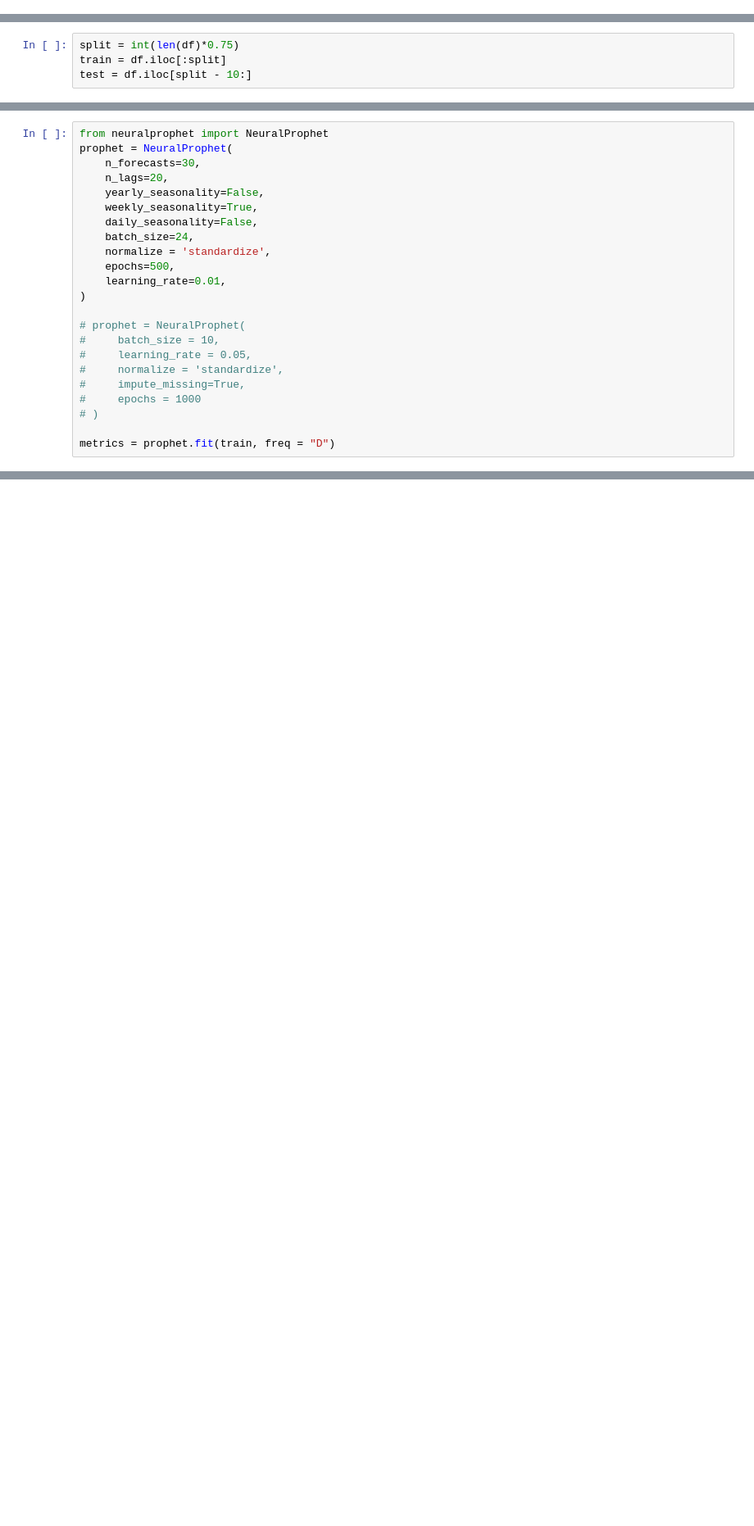
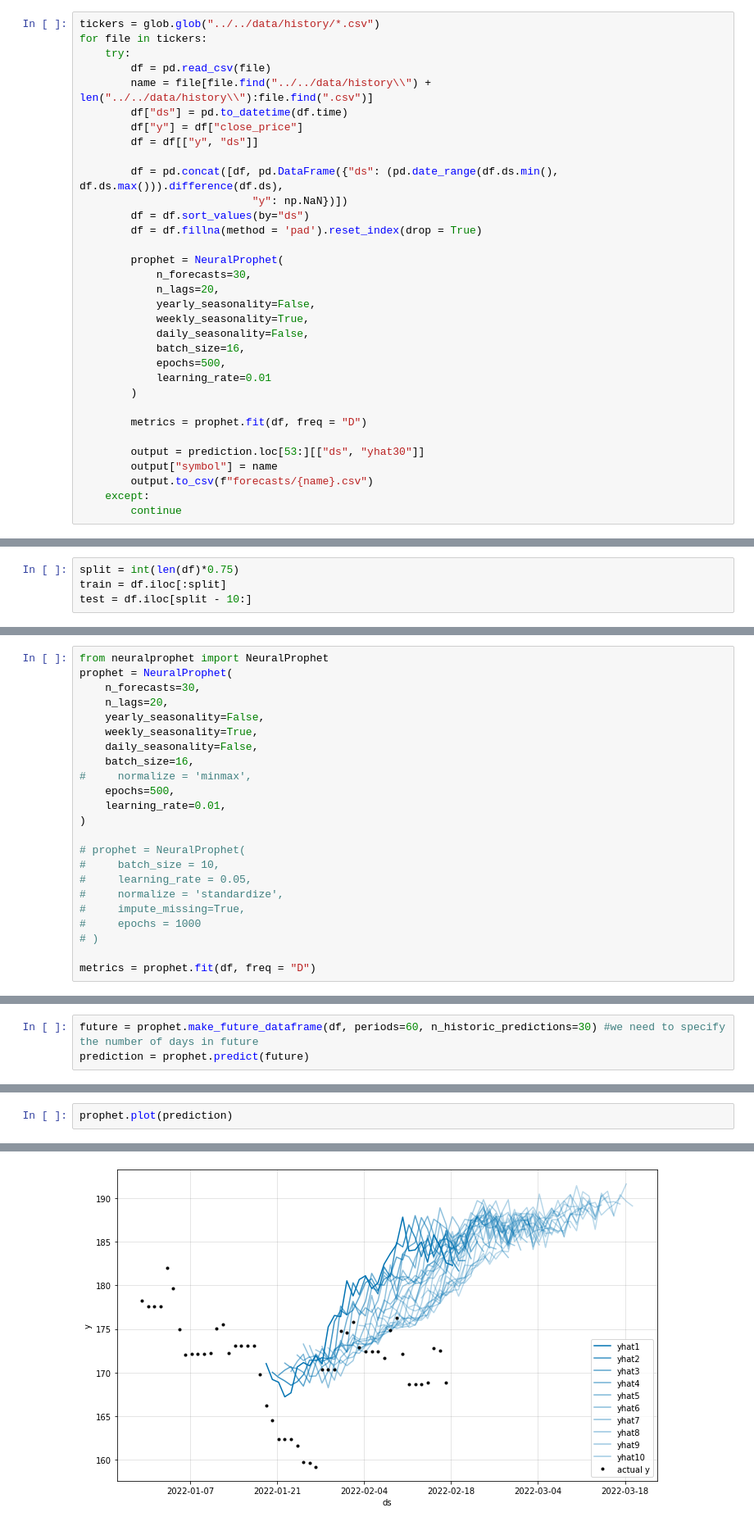
Before and after one commit to charanr0121/ugahacks7, a Jupyter notebook: api/yahoo_scraper/stock_forecasting.ipynb, the cells around one changed output, grey strips where cells are left out. Shown at 82% size. Cells and saved outputs as stored; diff of their text form; blank space fills up the shorter version.

Commit message:
Added first forecasts

```diff
--- a/api/yahoo_scraper/stock_forecasting.ipynb
+++ b/api/yahoo_scraper/stock_forecasting.ipynb
@@ -24,0 +6,33 @@ df
+# %%
+tickers = glob.glob("../../data/history/*.csv")
+for file in tickers:
+    try:
+        df = pd.read_csv(file)
+        name = file[file.find("../../data/history\\") + len("../../data/history\\"):file.find(".csv")]
+        df["ds"] = pd.to_datetime(df.time)
+        df["y"] = df["close_price"]
+        df = df[["y", "ds"]]
+
+        df = pd.concat([df, pd.DataFrame({"ds": (pd.date_range(df.ds.min(), df.ds.max())).difference(df.ds),
+                           "y": np.NaN})])
+        df = df.sort_values(by="ds")
+        df = df.fillna(method = 'pad').reset_index(drop = True)
+
+        prophet = NeuralProphet(
+            n_forecasts=30,
+            n_lags=20,
+            yearly_seasonality=False,
+            weekly_seasonality=True,
+            daily_seasonality=False,
+            batch_size=16,
+            epochs=500,
+            learning_rate=0.01
+        )
+
+        metrics = prophet.fit(df, freq = "D")
+
+        output = prediction.loc[53:][["ds", "yhat30"]]
+        output["symbol"] = name
+        output.to_csv(f"forecasts/{name}.csv")
+    except:
+        continue
@@ -39,8 +78,8 @@ prophet = NeuralProphet(
     yearly_seasonality=False,
     weekly_seasonality=True,
     daily_seasonality=False,
-    batch_size=24,
-    normalize = 'standardize',
+    batch_size=16,
+#     normalize = 'minmax',
     epochs=500,
     learning_rate=0.01,
 )
@@ -53,4 +92,4 @@ prophet = NeuralProphet(
 #     epochs = 1000
 # )
 
-metrics = prophet.fit(train, freq = "D")
+metrics = prophet.fit(df, freq = "D")
@@ -129,0 +96,3 @@ df_future
+# %%
+future = prophet.make_future_dataframe(df, periods=60, n_historic_predictions=30) #we need to specify the number of days in future
+prediction = prophet.predict(future)
@@ -129,0 +101,3 @@ df_future
+# %%
+prophet.plot(prediction)
+# %% [output]
@@ -129,0 +105 @@ df_future
+[figure, added]
```
Also changed, not shown: parts of 17 cells of this notebook, 32 other files.
